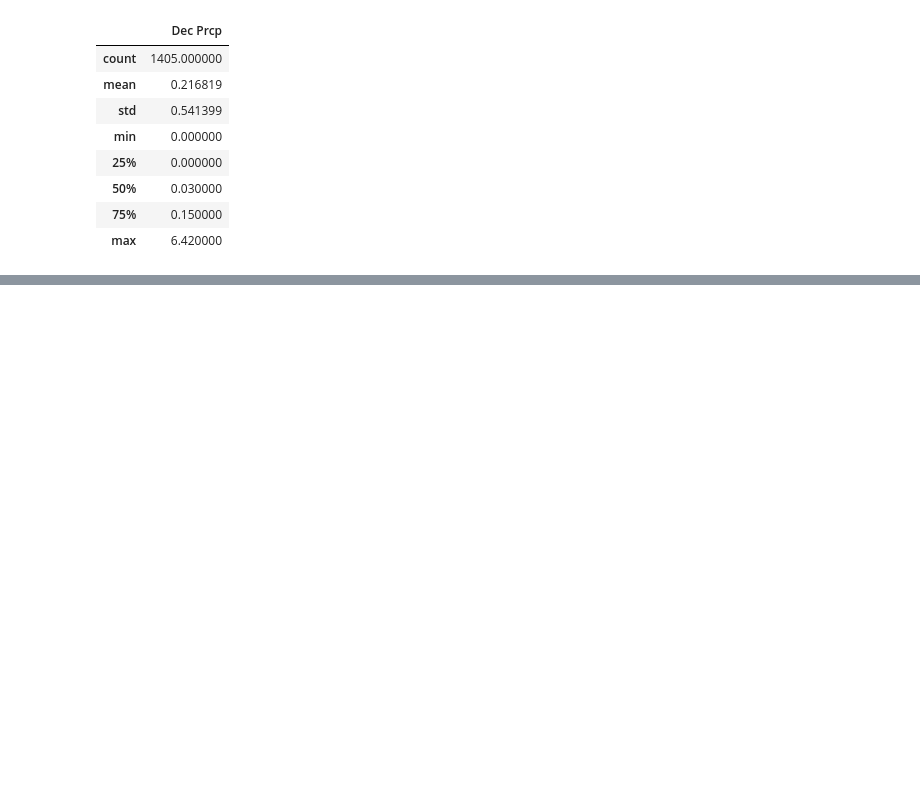
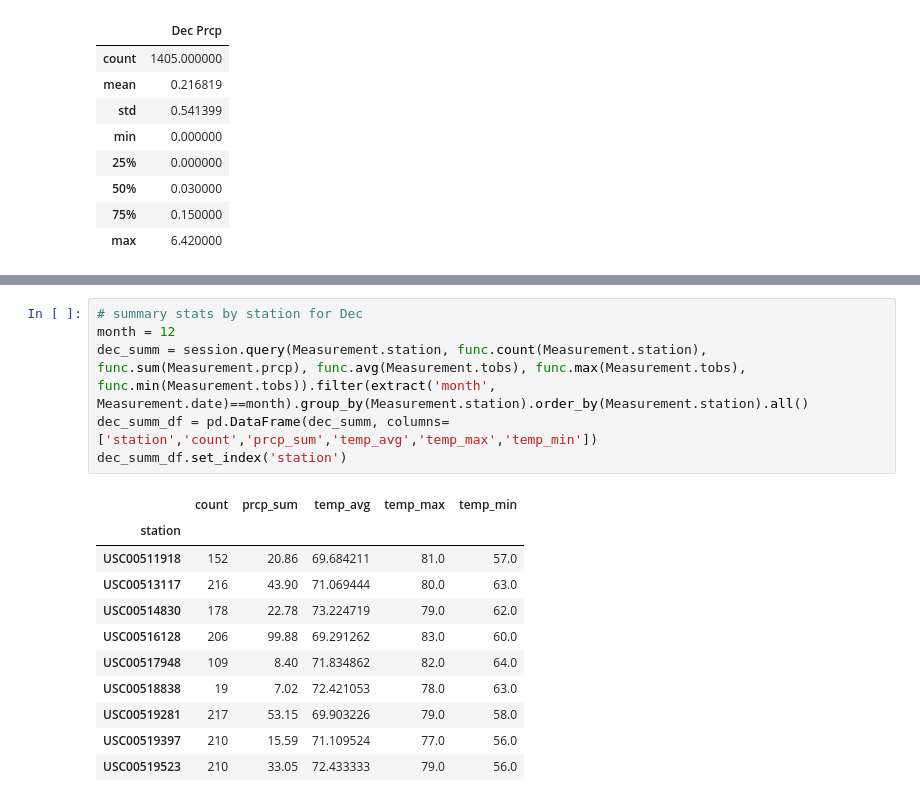
Before and after one commit to BessHung/Surfs_up, a Jupyter notebook: SurfsUp_Challenge.ipynb, the cells around one changed output, grey strips where cells are left out. Saved outputs shown, nothing was run; the diff lists cells and outputs as text; blank space fills up the shorter version.

```diff
--- a/SurfsUp_Challenge.ipynb
+++ b/SurfsUp_Challenge.ipynb
@@ -184,0 +220,18 @@ Dec_prcp_df.describe()
+# %%
+# summary stats by station for Dec
+month = 12
+dec_summ = session.query(Measurement.station, func.count(Measurement.station), func.sum(Measurement.prcp), func.avg(Measurement.tobs), func.max(Measurement.tobs), func.min(Measurement.tobs)).filter(extract('month', Measurement.date)==month).group_by(Measurement.station).order_by(Measurement.station).all()
+dec_summ_df = pd.DataFrame(dec_summ, columns=['station','count','prcp_sum','temp_avg','temp_max','temp_min'])
+dec_summ_df.set_index('station')
+# %% [output]
+|  | count | prcp_sum | temp_avg | temp_max | temp_min |
+| station |  |  |  |  |  |
+| USC00511918 | 152 | 20.86 | 69.684211 | 81.0 | 57.0 |
+| USC00513117 | 216 | 43.90 | 71.069444 | 80.0 | 63.0 |
+| USC00514830 | 178 | 22.78 | 73.224719 | 79.0 | 62.0 |
+| USC00516128 | 206 | 99.88 | 69.291262 | 83.0 | 60.0 |
+| USC00517948 | 109 | 8.40 | 71.834862 | 82.0 | 64.0 |
+| USC00518838 | 19 | 7.02 | 72.421053 | 78.0 | 63.0 |
+| USC00519281 | 217 | 53.15 | 69.903226 | 79.0 | 58.0 |
+| USC00519397 | 210 | 15.59 | 71.109524 | 77.0 | 56.0 |
+| USC00519523 | 210 | 33.05 | 72.433333 | 79.0 | 56.0 |
```
Also changed, not shown: parts of 3 cells of this notebook, 4 other files.
